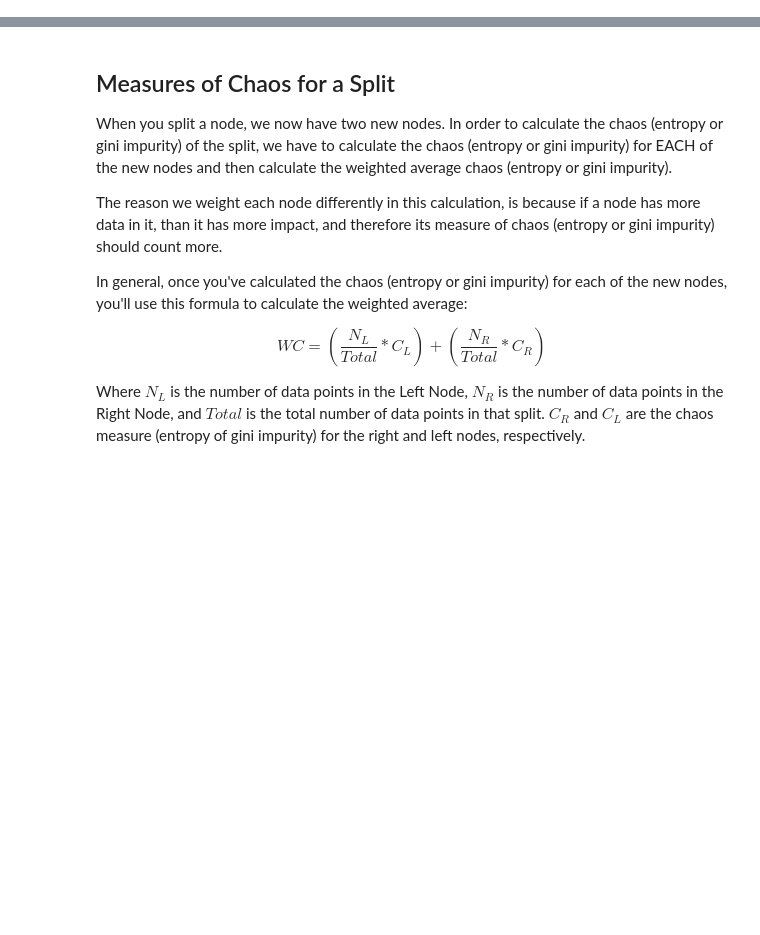
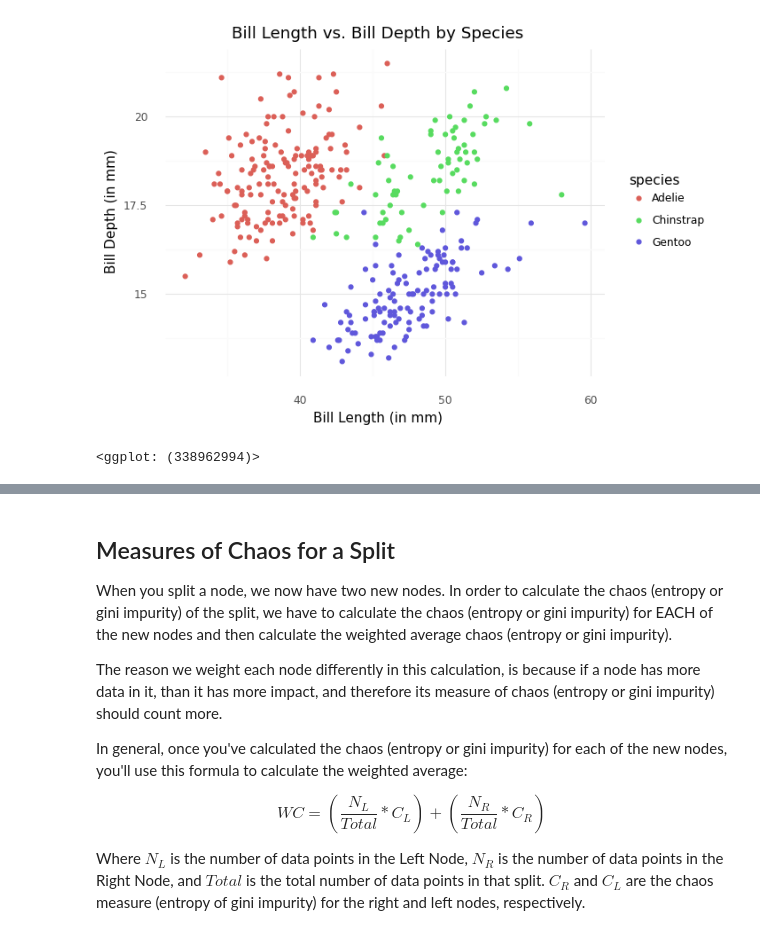
Before and after one commit to chelseaparlett/CPSC392ParlettPelleriti, a Jupyter notebook: Classwork/DecisionTrees_Class12.ipynb, the cells around one changed output, grey strips where cells are left out. Cells and saved outputs as stored; diff of their text form; code cells hidden in the pictures; blank space fills up the shorter version.

Commit message:
add visuals

```diff
--- a/Classwork/DecisionTrees_Class12.ipynb
+++ b/Classwork/DecisionTrees_Class12.ipynb
@@ -5,0 +16,3 @@ from plotnine import *
+# %%
+pengwing = pd.read_csv("https://raw.githubusercontent.com/cmparlettpelleriti/CPSC392ParlettPelleriti/master/Data/penguins.csv")
+pengwing.head()
@@ -5,0 +26,7 @@ from plotnine import *
+# %%
+(ggplot(pengwing, aes(x = "bill_length_mm", y = "bill_depth_mm", color = "species")) + geom_point()
+ + theme_minimal()
+ + labs(x = "Bill Length (in mm)", y = "Bill Depth (in mm)", title = "Bill Length vs. Bill Depth by Species"))
+# %% [output]
+[figure, added]
+<ggplot: (338962994)>
```
Also changed, not shown: parts of 10 cells of this notebook.
